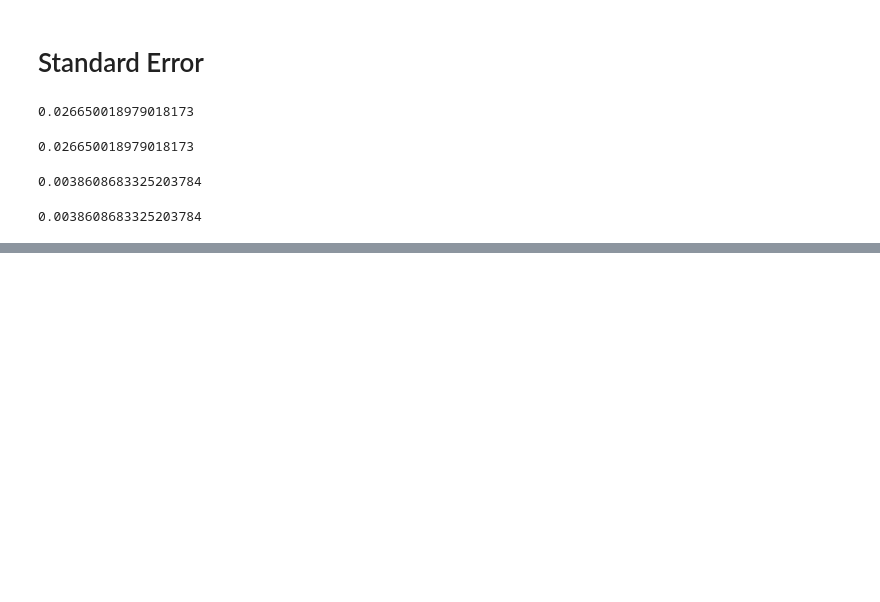
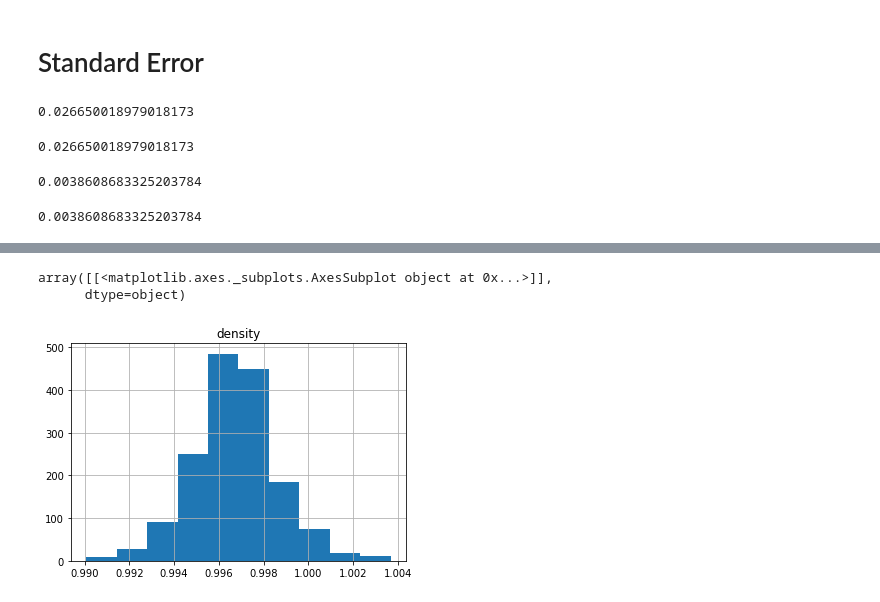
Before and after one commit to mylesm9/Business-Analytics-, a Jupyter notebook: Intermediary_Statistics.ipynb, the cells around one changed output, grey strips where cells are left out. Saved outputs shown, nothing was run; the diff lists cells and outputs as text; code cells hidden in the pictures; blank space fills up the shorter version.

```diff
--- a/Intermediary_Statistics.ipynb
+++ b/Intermediary_Statistics.ipynb
@@ -134,0 +169,6 @@ df.pH.std () / m.sqrt(df.pH.count())
+# %%
+df[['density']].hist()
+# %% [output]
+array([[<matplotlib.axes._subplots.AxesSubplot object at 0x...>]],
+      dtype=object)
+[figure, added]
```
Also changed, not shown: parts of 8 cells of this notebook.
